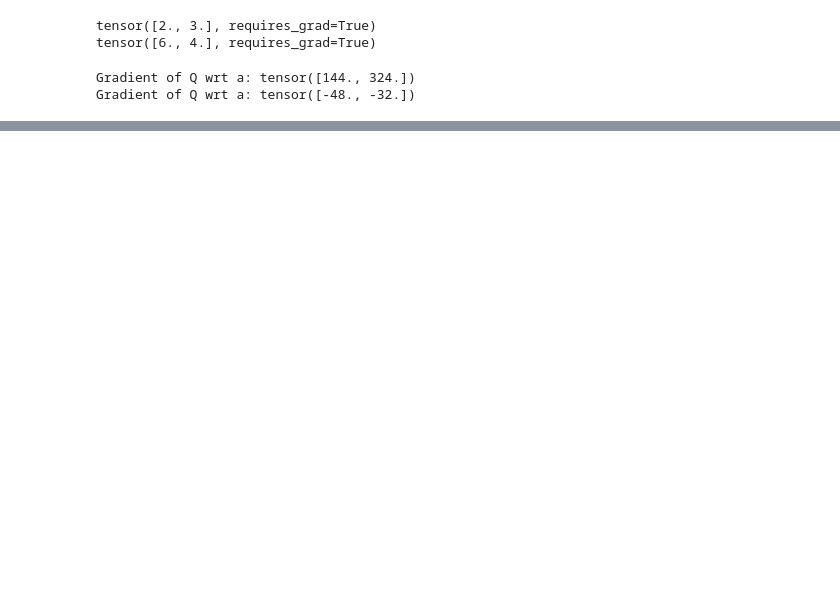
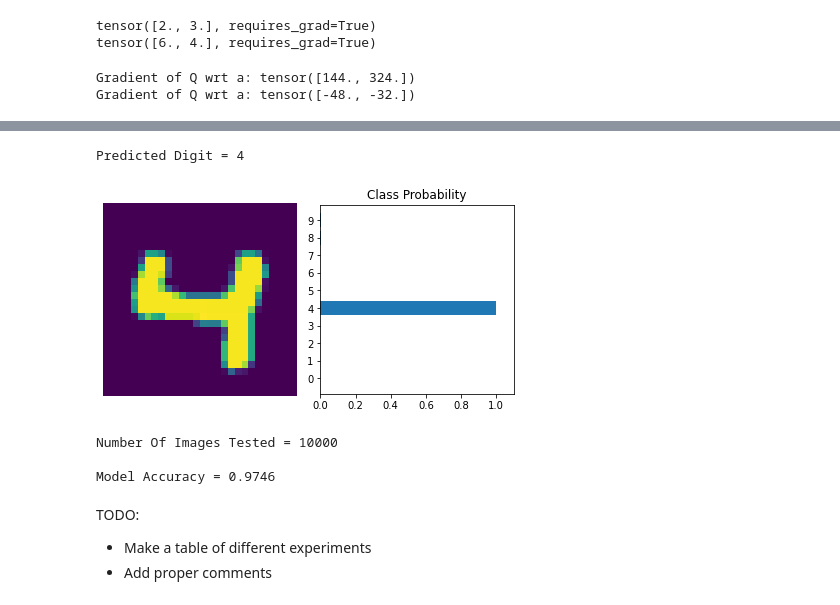
Before and after one commit to archity/DS-Lab, a Jupyter notebook: Lab2/nn_mlp_sklearn.ipynb, the cells around one changed output, grey strips where cells are left out. Saved outputs shown, nothing was run; the diff lists cells and outputs as text; code cells hidden in the pictures; blank space fills up the shorter version.

```diff
--- a/Lab2/nn_mlp_sklearn.ipynb
+++ b/Lab2/nn_mlp_sklearn.ipynb
@@ -287,0 +315,7 @@ out.backward(torch.randn(1, 10))
+# %%
+criterion = nn.NLLLoss()
+images, labels = next(iter(trainloader))
+images = images.view(images.shape[0], -1)
+
+logps = model(images) #log probabilities
+loss = criterion(logps, labels) #calculate the NLL loss
@@ -287,0 +383,57 @@ out.backward(torch.randn(1, 10))
+# %%
+def view_classify(img, ps):
+    ''' Function for viewing an image and it's predicted classes.
+    '''
+    ps = ps.data.numpy().squeeze()
+
+    fig, (ax1, ax2) = plt.subplots(figsize=(6,9), ncols=2)
+    ax1.imshow(img.resize_(1, 28, 28).numpy().squeeze())
+    ax1.axis('off')
+    ax2.barh(np.arange(10), ps)
+    ax2.set_aspect(0.1)
+    ax2.set_yticks(np.arange(10))
+    ax2.set_yticklabels(np.arange(10))
+    ax2.set_title('Class Probability')
+    ax2.set_xlim(0, 1.1)
+    plt.tight_layout()
+# %%
+images, labels = next(iter(valloader))
+
+img = images[0].view(1, 784)
+with torch.no_grad():
+    logps = model(img)
+
+ps = torch.exp(logps)
+probab = list(ps.numpy()[0])
+print("Predicted Digit =", probab.index(max(probab)))
+view_classify(img.view(1, 28, 28), ps)
+# %% [output]
+Predicted Digit = 4
+[figure, added]
+# %%
+correct_count, all_count = 0, 0
+for images,labels in valloader:
+  for i in range(len(labels)):
+    img = images[i].view(1, 784)
+    with torch.no_grad():
+        logps = model(img)
+
+
+    ps = torch.exp(logps)
+    probab = list(ps.numpy()[0])
+    pred_label = probab.index(max(probab))
+    true_label = labels.numpy()[i]
+    if(true_label == pred_label):
+      correct_count += 1
+    all_count += 1
+
+print("Number Of Images Tested =", all_count)
+print("\nModel Accuracy =", (correct_count/all_count))
+# %% [output]
+Number Of Images Tested = 10000
+
+Model Accuracy = 0.9746
+# %% [markdown]
+TODO:
+* Make a table of different experiments
+* Add proper comments
```
Also changed, not shown: parts of 18 cells of this notebook.
